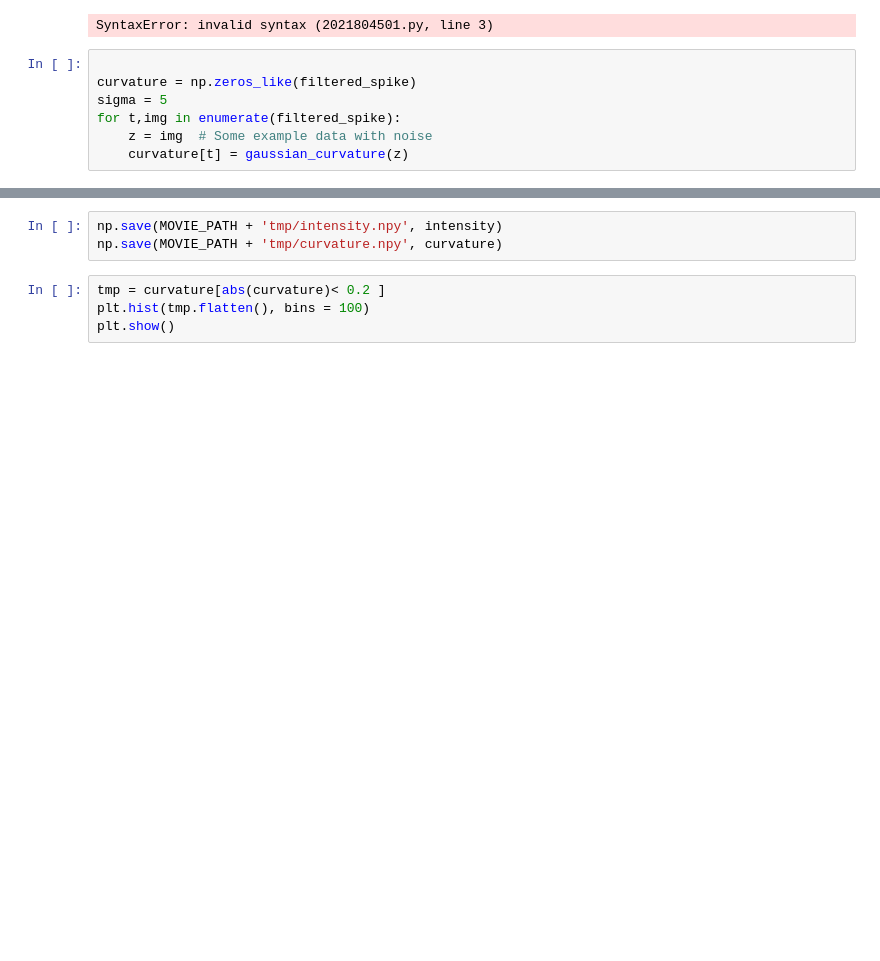
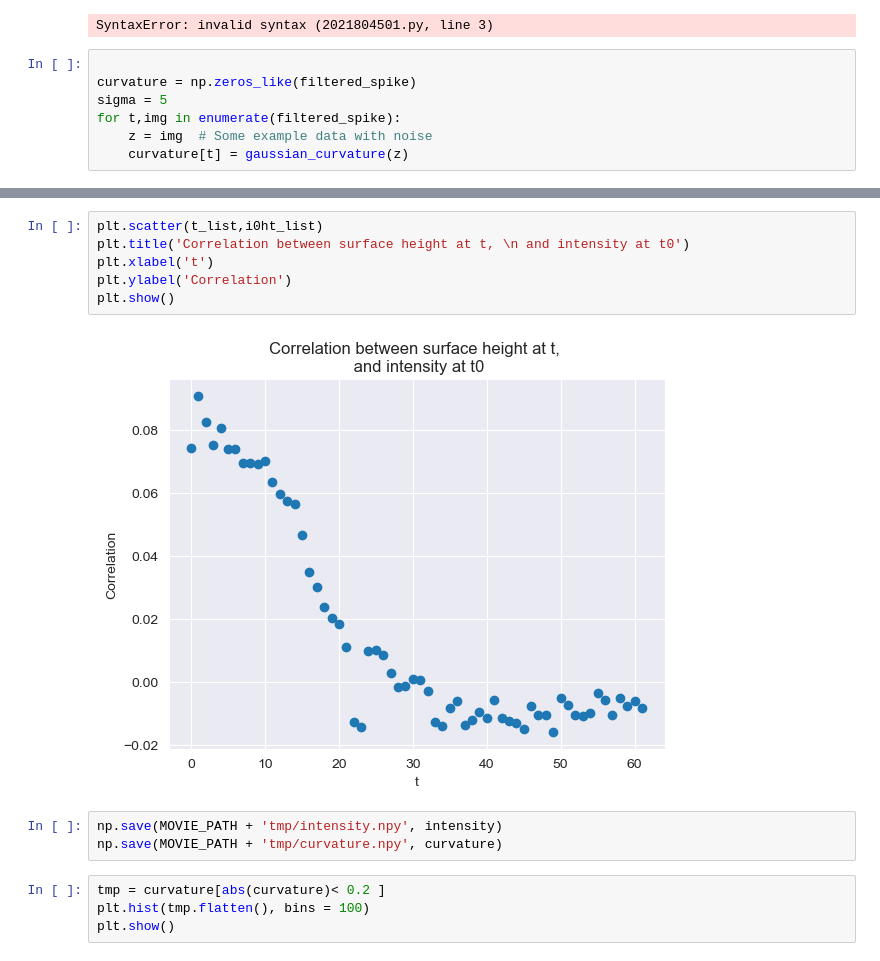
Before and after one commit to amityu/gel_sheets, a Jupyter notebook: analysis/curvature.ipynb, the cells around one changed output, grey strips where cells are left out. Drawn from its saved outputs; the diff is of its cells as text; blank space fills up the shorter version.

```diff
--- a/analysis/curvature.ipynb
+++ b/analysis/curvature.ipynb
@@ -180,3 +199,11 @@ plt.show()
+# %%
+plt.scatter(t_list,i0ht_list)
+plt.title('Correlation between surface height at t, \n and intensity at t0')
+plt.xlabel('t')
+plt.ylabel('Correlation')
+plt.show()
+# %% [output]
+[figure, added]
 # %%
 np.save(MOVIE_PATH + 'tmp/intensity.npy', intensity)
 np.save(MOVIE_PATH + 'tmp/curvature.npy', curvature)
```
Also changed, not shown: parts of 8 cells of this notebook.
